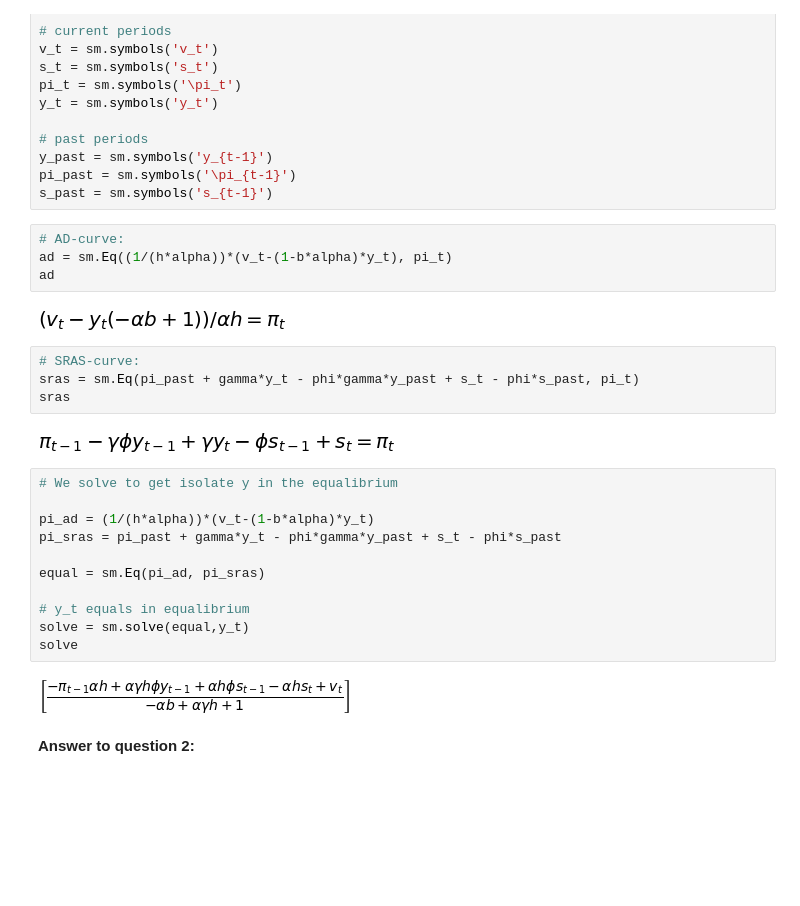
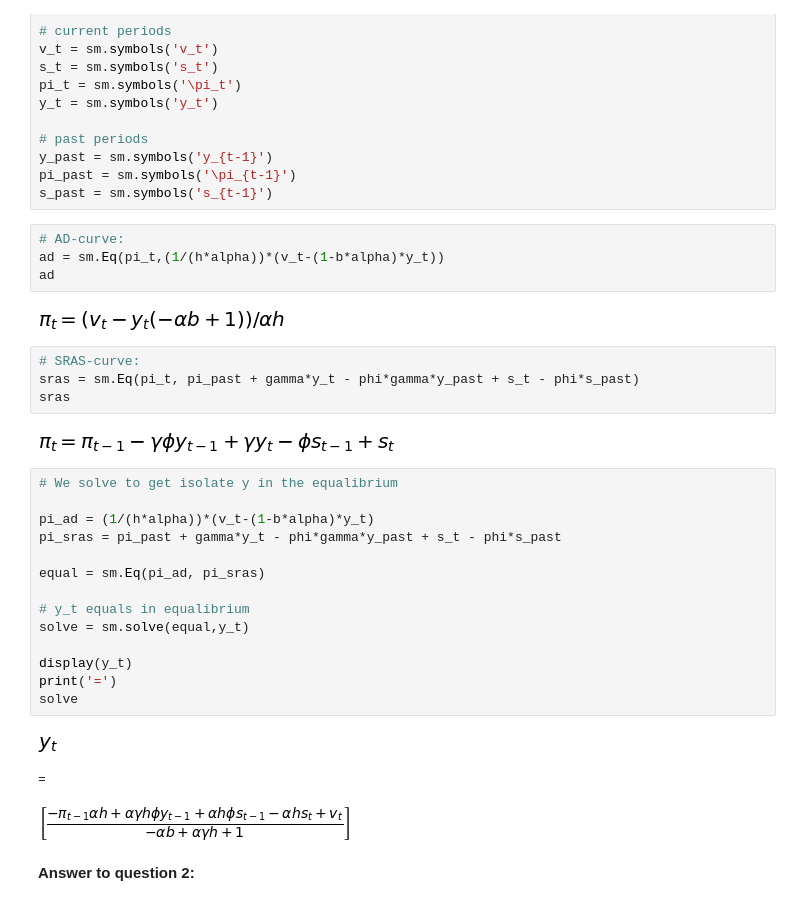
Before and after one commit to KristinaMariaSoerensen/projects-2019-chx, a Jupyter notebook: examproject/exam_2019.ipynb, the cells around one changed output. Drawn from its saved outputs; the diff is of its cells as text; blank space fills up the shorter version.

```diff
--- a/examproject/exam_2019.ipynb
+++ b/examproject/exam_2019.ipynb
@@ -246,29 +237,34 @@ pi_past = sm.symbols('\pi_{t-1}')
 s_past = sm.symbols('s_{t-1}')
 # %%
 # AD-curve:
-ad = sm.Eq((1/(h*alpha))*(v_t-(1-b*alpha)*y_t), pi_t)
+ad = sm.Eq(pi_t,(1/(h*alpha))*(v_t-(1-b*alpha)*y_t))
 ad
 # %% [output]
-[figure, old version]
+[figure, new version]
 # %%
 # SRAS-curve:
-sras = sm.Eq(pi_past + gamma*y_t - phi*gamma*y_past + s_t - phi*s_past, pi_t)
+sras = sm.Eq(pi_t, pi_past + gamma*y_t - phi*gamma*y_past + s_t - phi*s_past)
 sras
 # %% [output]
-[figure, old version]
+[figure, new version]
 # %%
 # We solve to get isolate y in the equalibrium
 
 pi_ad = (1/(h*alpha))*(v_t-(1-b*alpha)*y_t)
 pi_sras = pi_past + gamma*y_t - phi*gamma*y_past + s_t - phi*s_past
 
 equal = sm.Eq(pi_ad, pi_sras)
 
 # y_t equals in equalibrium
 solve = sm.solve(equal,y_t)
+
+display(y_t)
+print('=')
 solve
 # %% [output]
-[figure, old version]
+[figure, new version]
+=
+[figure, added]
 # %% [markdown]
 **Answer to question 2:**
 # %%
```
Also changed, not shown: parts of 8 cells of this notebook, 10 other files.
